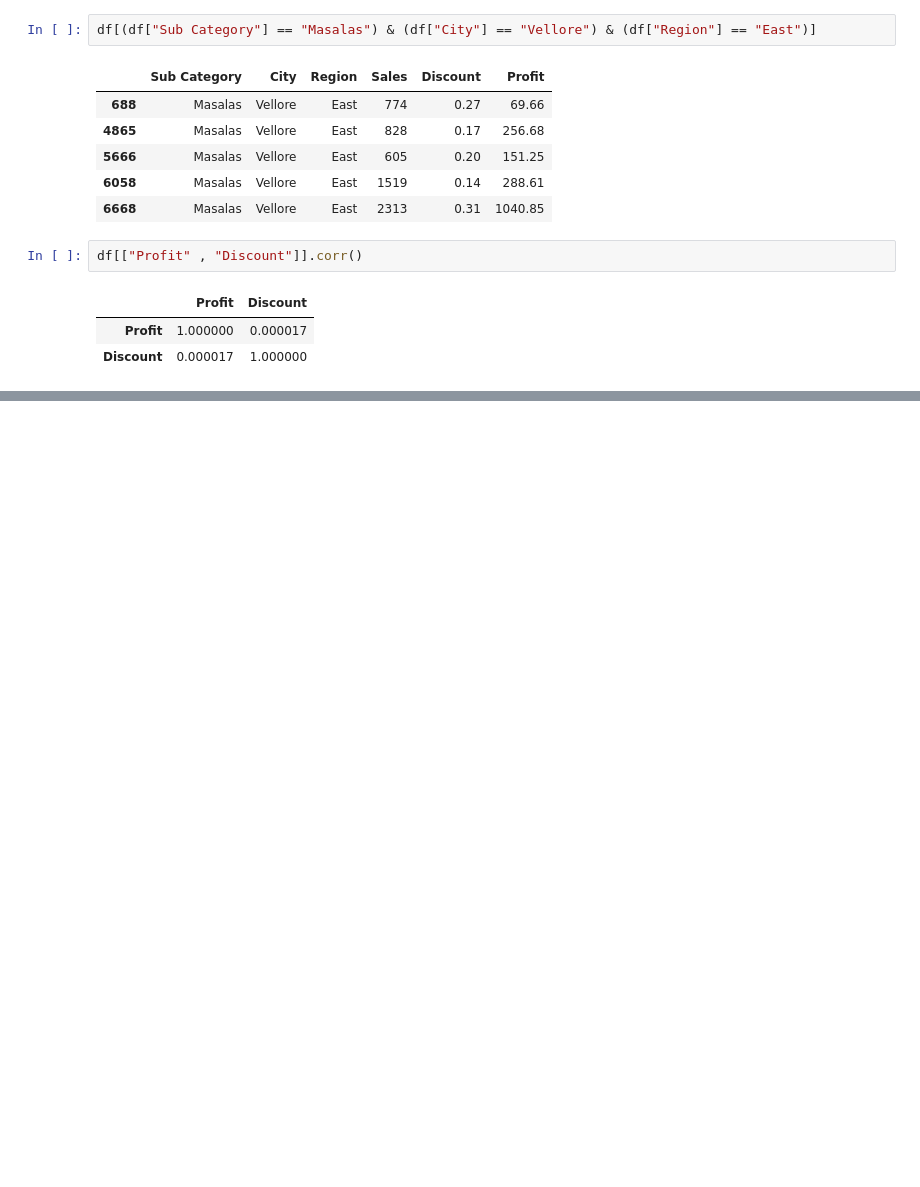
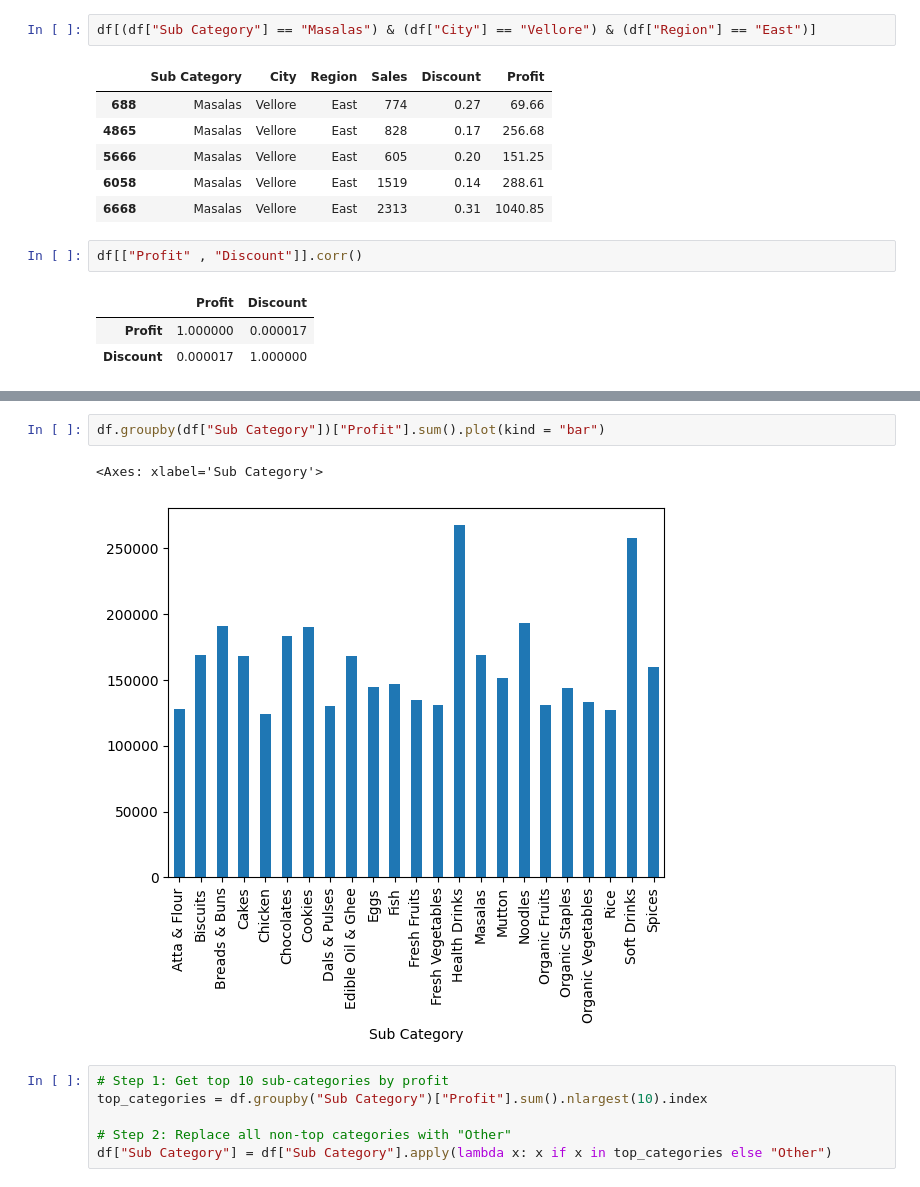
Before and after one commit to vedantdhawade/SmartMargin, a Jupyter notebook: Margin_model.ipynb, the cells around one changed output, grey strips where cells are left out. Drawn from its saved outputs; the diff is of its cells as text; blank space fills up the shorter version.

```diff
--- a/Margin_model.ipynb
+++ b/Margin_model.ipynb
@@ -154,0 +175,11 @@ df[["Profit" , "Discount"]].corr()
+# %%
+df.groupby(df["Sub Category"])["Profit"].sum().plot(kind = "bar")
+# %% [output]
+<Axes: xlabel='Sub Category'>
+[figure, added]
+# %%
+# Step 1: Get top 10 sub-categories by profit
+top_categories = df.groupby("Sub Category")["Profit"].sum().nlargest(10).index
+
+# Step 2: Replace all non-top categories with "Other"
+df["Sub Category"] = df["Sub Category"].apply(lambda x: x if x in top_categories else "Other")
```
Also changed, not shown: parts of 7 cells of this notebook.
